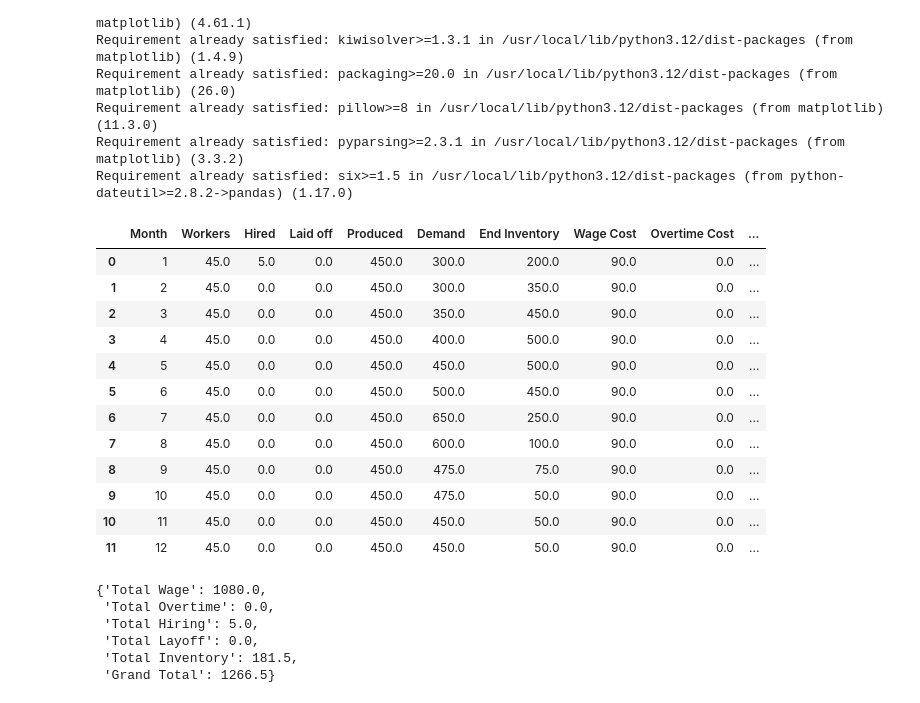
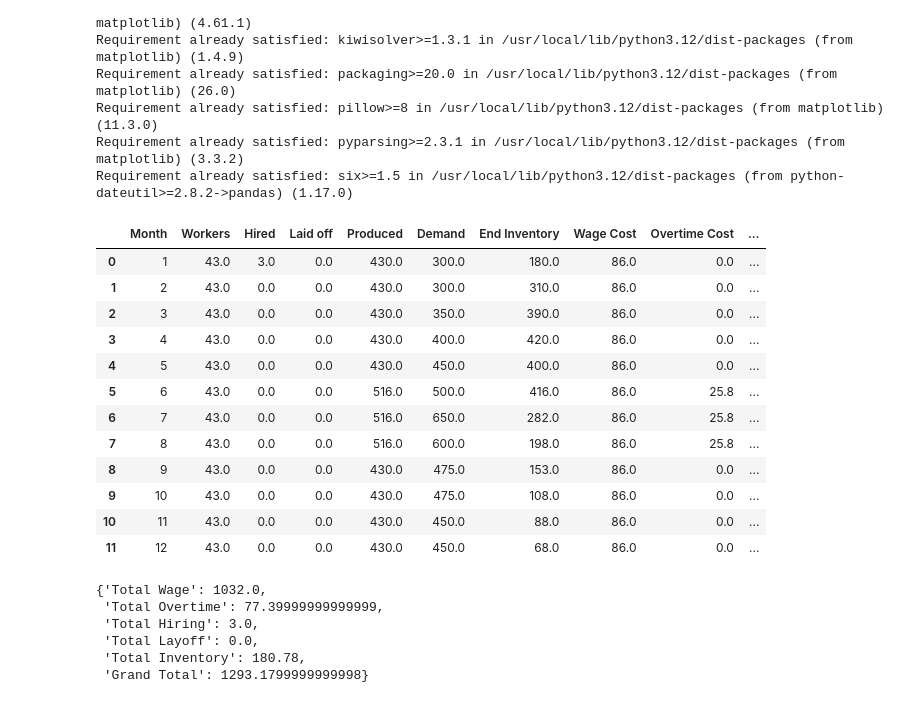
Before and after one commit to twillixa/HEC, a Jupyter notebook: PPS/Week1.ipynb, the cells around one changed output. Drawn from its saved outputs; the diff is of its cells as text; code cells hidden in the pictures.

```diff
--- a/PPS/Week1.ipynb
+++ b/PPS/Week1.ipynb
@@ -111,41 +113,41 @@ def simulate_plan(
 # %%
 df_level, s_level = simulate_plan(
     demand                        = [300, 300, 350, 400, 450, 500, 650, 600, 475, 475, 450, 450],
     production_per_worker_regular = 10,
     starting_inventory            = 50,
     desired_ending_inventory      = 50,
     initial_workers               = 40,
     wage_per_worker               = 2,
     hire_cost                     = 1,
     layoff_cost                   = 2,
     inventory_cost_per_unit       = 0.06,
     overtime_months               = [5, 6, 7],
-    overtime_percentage           = 0.0,
+    overtime_percentage           = 0.2,
     overtime_wage_multiplier      = 1.5,
-    strategy                      = "level",
+    strategy                      = "mixed",
 )
 display(df_level)
 s_level
 # %% [output]
 |  | Month | Workers | Hired | Laid off | Produced | Demand | End Inventory | Wage Cost | Overtime Cost | ... |
-| 0 | 1 | 45.0 | 5.0 | 0.0 | 450.0 | 300.0 | 200.0 | 90.0 | 0.0 | ... |
-| 1 | 2 | 45.0 | 0.0 | 0.0 | 450.0 | 300.0 | 350.0 | 90.0 | 0.0 | ... |
-| 2 | 3 | 45.0 | 0.0 | 0.0 | 450.0 | 350.0 | 450.0 | 90.0 | 0.0 | ... |
-| 3 | 4 | 45.0 | 0.0 | 0.0 | 450.0 | 400.0 | 500.0 | 90.0 | 0.0 | ... |
-| 4 | 5 | 45.0 | 0.0 | 0.0 | 450.0 | 450.0 | 500.0 | 90.0 | 0.0 | ... |
-| 5 | 6 | 45.0 | 0.0 | 0.0 | 450.0 | 500.0 | 450.0 | 90.0 | 0.0 | ... |
-| 6 | 7 | 45.0 | 0.0 | 0.0 | 450.0 | 650.0 | 250.0 | 90.0 | 0.0 | ... |
-| 7 | 8 | 45.0 | 0.0 | 0.0 | 450.0 | 600.0 | 100.0 | 90.0 | 0.0 | ... |
-| 8 | 9 | 45.0 | 0.0 | 0.0 | 450.0 | 475.0 | 75.0 | 90.0 | 0.0 | ... |
-| 9 | 10 | 45.0 | 0.0 | 0.0 | 450.0 | 475.0 | 50.0 | 90.0 | 0.0 | ... |
-| 10 | 11 | 45.0 | 0.0 | 0.0 | 450.0 | 450.0 | 50.0 | 90.0 | 0.0 | ... |
-| 11 | 12 | 45.0 | 0.0 | 0.0 | 450.0 | 450.0 | 50.0 | 90.0 | 0.0 | ... |
+| 0 | 1 | 43.0 | 3.0 | 0.0 | 430.0 | 300.0 | 180.0 | 86.0 | 0.0 | ... |
+| 1 | 2 | 43.0 | 0.0 | 0.0 | 430.0 | 300.0 | 310.0 | 86.0 | 0.0 | ... |
+| 2 | 3 | 43.0 | 0.0 | 0.0 | 430.0 | 350.0 | 390.0 | 86.0 | 0.0 | ... |
+| 3 | 4 | 43.0 | 0.0 | 0.0 | 430.0 | 400.0 | 420.0 | 86.0 | 0.0 | ... |
+| 4 | 5 | 43.0 | 0.0 | 0.0 | 430.0 | 450.0 | 400.0 | 86.0 | 0.0 | ... |
+| 5 | 6 | 43.0 | 0.0 | 0.0 | 516.0 | 500.0 | 416.0 | 86.0 | 25.8 | ... |
+| 6 | 7 | 43.0 | 0.0 | 0.0 | 516.0 | 650.0 | 282.0 | 86.0 | 25.8 | ... |
+| 7 | 8 | 43.0 | 0.0 | 0.0 | 516.0 | 600.0 | 198.0 | 86.0 | 25.8 | ... |
+| 8 | 9 | 43.0 | 0.0 | 0.0 | 430.0 | 475.0 | 153.0 | 86.0 | 0.0 | ... |
+| 9 | 10 | 43.0 | 0.0 | 0.0 | 430.0 | 475.0 | 108.0 | 86.0 | 0.0 | ... |
+| 10 | 11 | 43.0 | 0.0 | 0.0 | 430.0 | 450.0 | 88.0 | 86.0 | 0.0 | ... |
+| 11 | 12 | 43.0 | 0.0 | 0.0 | 430.0 | 450.0 | 68.0 | 86.0 | 0.0 | ... |
-{'Total Wage': 1080.0,
- 'Total Overtime': 0.0,
- 'Total Hiring': 5.0,
+{'Total Wage': 1032.0,
+ 'Total Overtime': 77.39999999999999,
+ 'Total Hiring': 3.0,
  'Total Layoff': 0.0,
- 'Total Inventory': 181.5,
- 'Grand Total': 1266.5}
+ 'Total Inventory': 180.78,
+ 'Grand Total': 1293.1799999999998}
 # %%
 def sensitivity(
     param_name,
```
Also changed, not shown: parts of 4 cells of this notebook.
